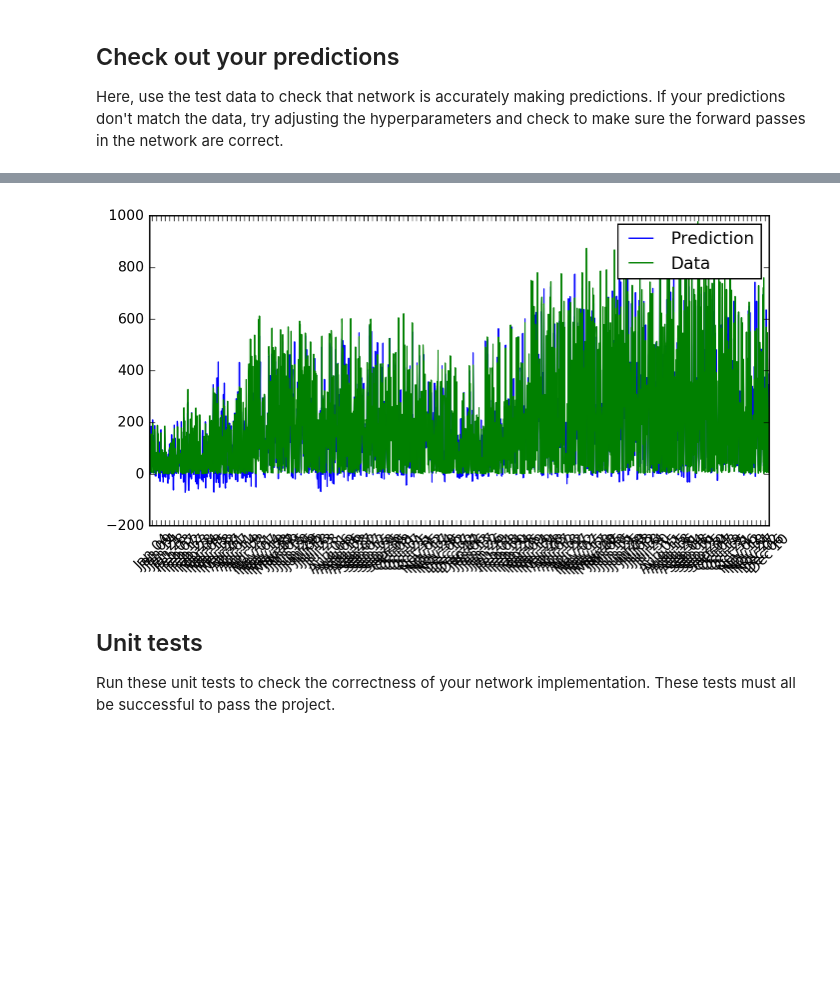
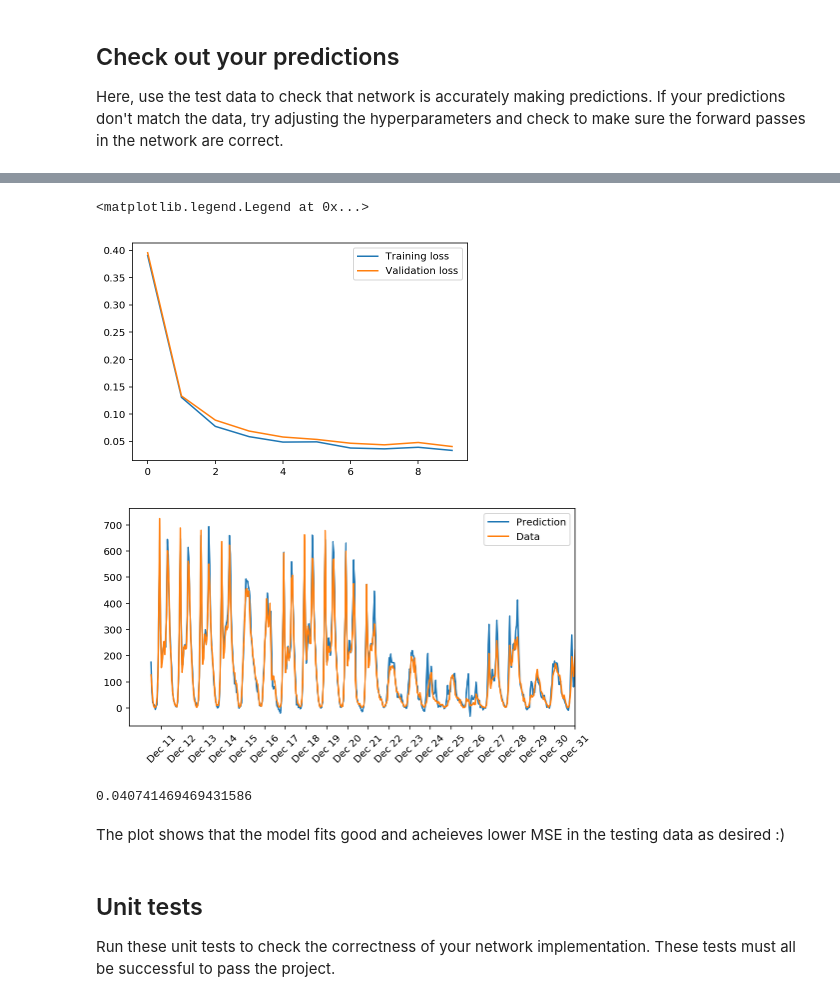
Before and after one commit to ChihChengLiang/dlnd-project, a Jupyter notebook: dlnd-project-1/dlnd-your-first-neural-network.ipynb, the cells around one changed output, grey strips where cells are left out. Cells and saved outputs as stored; diff of their text form; code cells hidden in the pictures; blank space fills up the shorter version.

Commit message:
try another feature engineering to acheieve better fit.

```diff
--- a/dlnd-project-1/dlnd-your-first-neural-network.ipynb
+++ b/dlnd-project-1/dlnd-your-first-neural-network.ipynb
@@ -306,0 +300,4 @@ rides.ix[test_data.index].query('holiday==1')
+# %%
+data = rides.drop(fields_to_drop, axis=1)
+# %%
+data["cnt_lag"] =  data.cnt.shift(1).fillna(0)
@@ -306,0 +339,28 @@ rides.ix[test_data.index].query('holiday==1')
+# %%
+### Set the hyperparameters here ###
+epochs = 1000
+learning_rate = 0.1
+hidden_nodes = 50
+output_nodes = 1
+
+N_i = train_features.shape[1]
+network = NeuralNetwork(N_i, hidden_nodes, output_nodes, learning_rate)
+
+losses = {'train':[], 'validation':[]}
+for e in range(epochs):
+    # Go through a random batch of 128 records from the training data set
+    batch = np.random.choice(train_features.index, size=128)
+    for record, target in zip(train_features.ix[batch].values,
+                              train_targets.ix[batch]['cnt']):
+        network.train(record, target)
+
+    if e%(epochs/10) == 0:
+        # Calculate losses for the training and test sets
+        train_loss = MSE(network.run(train_features), train_targets['cnt'].values)
+        val_loss = MSE(network.run(val_features), val_targets['cnt'].values)
+        losses['train'].append(train_loss)
+        losses['validation'].append(val_loss)
+
+        # Print out the losses as the network is training
+        print('Training loss: {:.4f}'.format(train_loss))
+        print('Validation loss: {:.4f}'.format(val_loss))
@@ -307,19 +388,32 @@ rides.ix[test_data.index].query('holiday==1')
+# %%
+plt.plot(losses['train'], label='Training loss')
+plt.plot(losses['validation'], label='Validation loss')
+plt.legend()
+# %% [output]
+<matplotlib.legend.Legend at 0x...>
+[figure, added]
 # %%
 fig, ax = plt.subplots(figsize=(8,4))
 
 mean, std = scaled_features['cnt']
-predictions = network.run(val_features)*std + mean
+predictions = network.run(test_features)*std + mean
 ax.plot(predictions[0], label='Prediction')
-ax.plot((val_targets['cnt']*std + mean).values, label='Data')
+ax.plot((test_targets['cnt']*std + mean).values, label='Data')
 ax.set_xlim(right=len(predictions))
 ax.legend()
 
-dates = pd.to_datetime(rides.ix[val_features.index]['dteday'])
+dates = pd.to_datetime(rides.ix[test_data.index]['dteday'])
 dates = dates.apply(lambda d: d.strftime('%b %d'))
 ax.set_xticks(np.arange(len(dates))[12::24])
 _ = ax.set_xticklabels(dates[12::24], rotation=45)
 # %% [output]
-[figure, old version]
+[figure, new version]
+# %%
+MSE(test_targets['cnt'].values, network.run(test_features))
+# %% [output]
+0.040741469469431586
+# %% [markdown]
+The plot shows that the model fits good and acheieves lower MSE in the testing data as desired :)
 # %% [markdown]
 ## Unit tests
 
```
Also changed, not shown: parts of 14 cells of this notebook.
